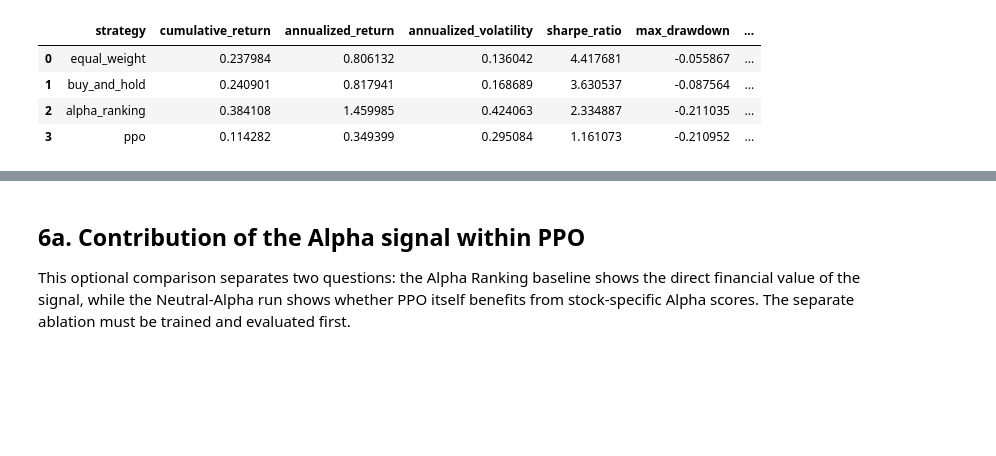
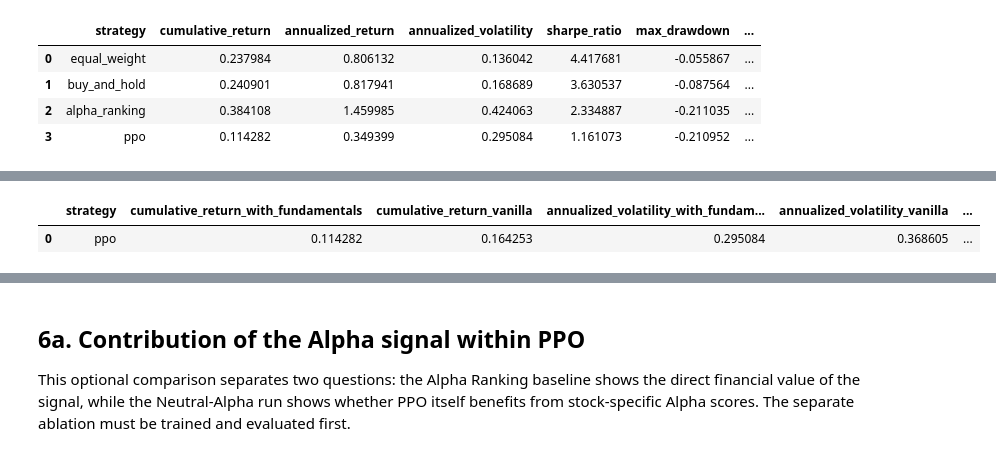
Before and after one commit to VincInfo/rl-fundamental-trading, a Jupyter notebook: notebooks/evaluation_results.ipynb, the cells around one changed output, grey strips where cells are left out. Saved outputs shown, nothing was run; the diff lists cells and outputs as text; code cells hidden in the pictures; blank space fills up the shorter version.

```diff
--- a/notebooks/evaluation_results.ipynb
+++ b/notebooks/evaluation_results.ipynb
@@ -190,0 +195,37 @@ else:
+# %%
+vanilla_summary_path = EVAL_DIR / "vanilla" / "test_performance_summary.csv"
+
+if vanilla_summary_path.exists() and not summary.empty:
+    vanilla_summary = pd.read_csv(vanilla_summary_path)
+    comparison_metrics = [
+        "cumulative_return",
+        "annualized_volatility",
+        "sharpe_ratio",
+        "max_drawdown",
+        "total_transaction_cost",
+    ]
+    fundamentals_ppo = summary[summary["strategy"] == "ppo"].copy()
+    vanilla_ppo = vanilla_summary[vanilla_summary["strategy"] == "ppo"].copy()
+    variant_comparison = fundamentals_ppo.merge(
+        vanilla_ppo,
+        on="strategy",
+        suffixes=("_with_fundamentals", "_vanilla"),
+    )
+    display(
+        variant_comparison[
+            ["strategy"]
+            + [
+                f"{metric}_{suffix}"
+                for metric in comparison_metrics
+                for suffix in ("with_fundamentals", "vanilla")
+            ]
+        ]
+    )
+else:
+    print(
+        "Vanilla results are missing. Run the VANILLA commands documented "
+        "in eval/README.md first."
+    )
+# %% [output]
+|  | strategy | cumulative_return_with_fundamentals | cumulative_return_vanilla | annualized_volatility_with_fundam... | annualized_volatility_vanilla | ... |
+| 0 | ppo | 0.114282 | 0.164253 | 0.295084 | 0.368605 | ... |
```
Also changed, not shown: parts of 3 cells of this notebook, 11 other files.
